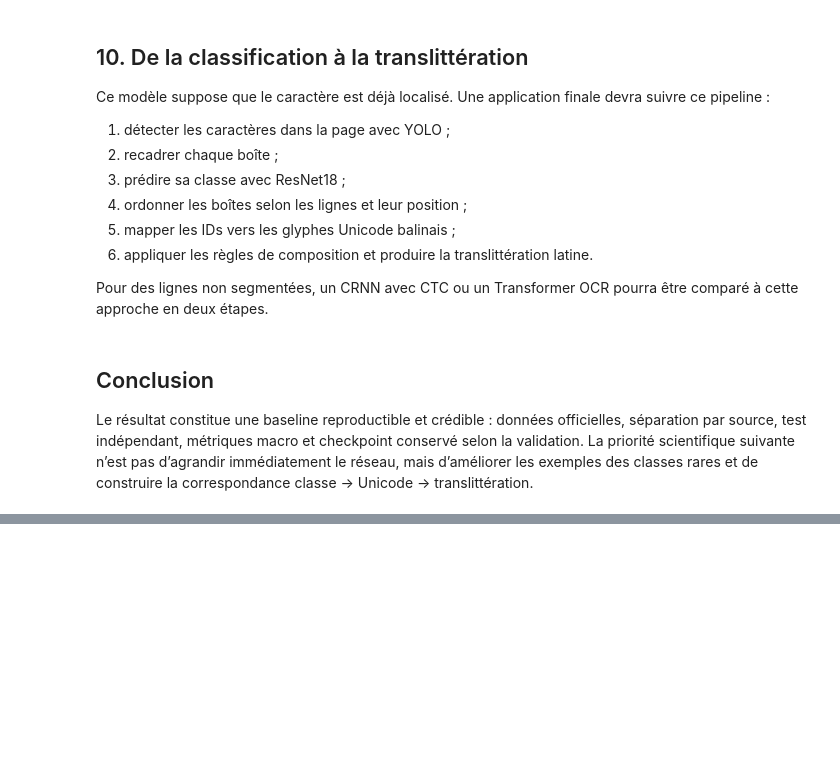
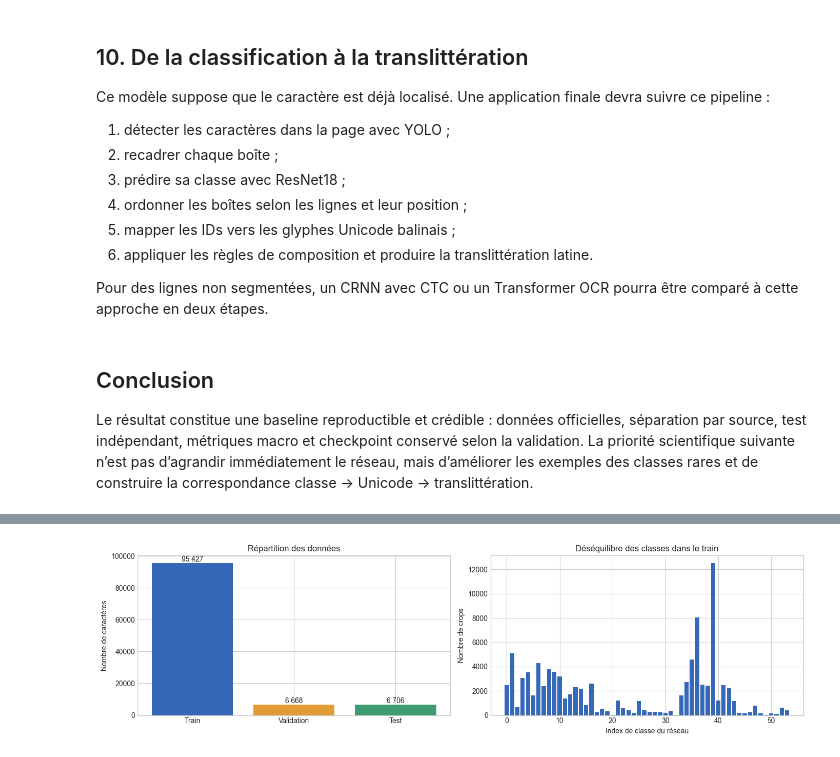
Before and after one commit to BADR-JOULAlI/balinese-script-transliteration-cnn, a Jupyter notebook: notebooks/04_deeplontar_end_to_end.ipynb, the cells around one changed output, grey strips where cells are left out. Saved outputs shown, nothing was run; the diff lists cells and outputs as text; code cells hidden in the pictures; blank space fills up the shorter version.

Commit message:
add executed training and evaluation demo

```diff
--- a/notebooks/04_deeplontar_end_to_end.ipynb
+++ b/notebooks/04_deeplontar_end_to_end.ipynb
@@ -143,0 +180,26 @@ Le résultat constitue une baseline reproductible et crédible : données offici
+# %%
+import matplotlib.pyplot as plt
+import numpy as np
+from collections import Counter
+
+plt.style.use('seaborn-v0_8-whitegrid')
+split_sizes = {
+    'Train': len(data.train_dataset),
+    'Validation': len(data.val_dataset),
+    'Test': len(data.test_dataset),
+}
+fig, axes = plt.subplots(1, 2, figsize=(14, 4))
+axes[0].bar(list(split_sizes), list(split_sizes.values()), color=['#3569b8', '#e39b36', '#3e9b72'])
+axes[0].set_title('Répartition des données')
+axes[0].set_ylabel('Nombre de caractères')
+for index, value in enumerate(split_sizes.values()):
+    axes[0].text(index, value, f'{value:,}'.replace(',', ' '), ha='center', va='bottom')
+train_counts = Counter(data.train_dataset.targets)
+axes[1].bar(range(data.num_classes), [train_counts[i] for i in range(data.num_classes)], color='#3569b8')
+axes[1].set_title('Déséquilibre des classes dans le train')
+axes[1].set_xlabel('Index de classe du réseau')
+axes[1].set_ylabel('Nombre de crops')
+plt.tight_layout()
+plt.show()
+# %% [output]
+[figure, added]
```
Also changed, not shown: parts of 17 cells of this notebook, 2 other files.
